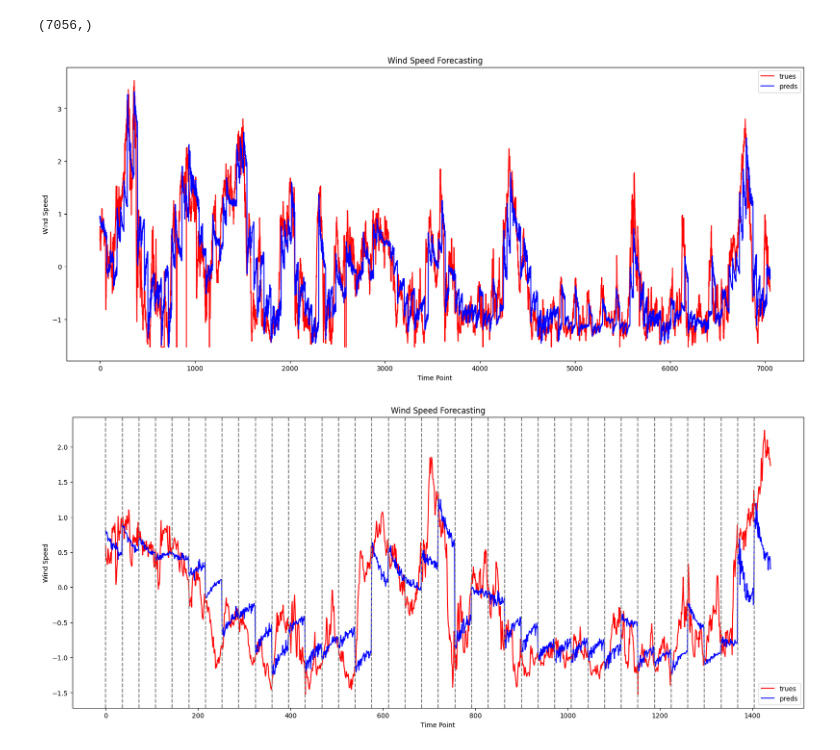
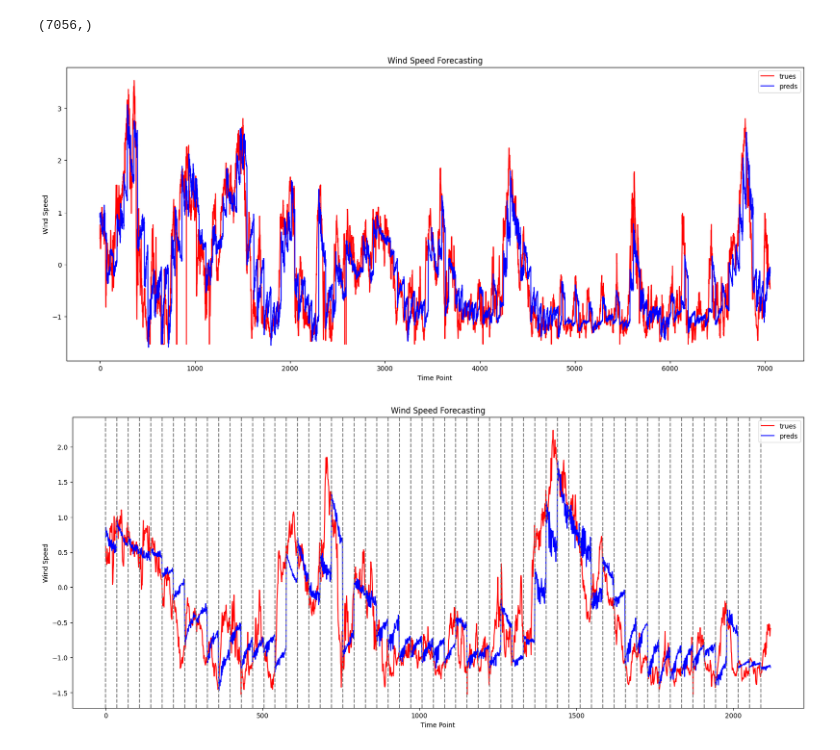
Before and after one commit to yellow378/WindSpeedForecasting, a Jupyter notebook: analysis/resultPic.ipynb, the cells around one changed output. Saved outputs shown, nothing was run; the diff lists cells and outputs as text; code cells hidden in the pictures.

```diff
--- a/analysis/resultPic.ipynb
+++ b/analysis/resultPic.ipynb
@@ -4,7 +4,7 @@ import numpy as np
 import os
 import matplotlib.pyplot as plt
 
-param = 'long_term_forecast_test_LightTime_custom_ftMS_sl432_ll48_pl36_dm128_nh8_el2_dl1_df2048_fc1_ebtimeF_dtTrue_test_0'
+param = 'long_term_forecast_test_LightTime_custom_ftS_sl192_ll48_pl36_dm128_nh4_el2_dl1_df2048_fc1_ebtimeF_dtTrue_test_0'
 path = "../results/"
 
 trues = np.load(os.path.join(path,param,'true.npy'))
@@ -37,35 +37,36 @@ ax.legend()
 ax.set_xlabel('Time Point')
 ax.set_ylabel('Wind Speed')
 ax.set_title('Wind Speed Forecasting')
-plt.savefig('./resultPic/Patch_dm128_nh8.png',bbox_inches='tight')
+plt.savefig('./resultPic/Patch_dm128_nh4_st18_pt72_withouNorma_lsl192.png',bbox_inches='tight')
 # %% [output]
 (7056,)
-[figure, old version]
+[figure, new version]
 # %%
-true = trues[2880:4320]
-pred = preds[2880:4320]
+true = trues[2880:5000]
+pred = preds[2880:5000]
+# pred = preds[2880:4320]
 
 # 创建一个图形和坐标轴对象
 fig, ax = plt.subplots(figsize=(20,8))
 
 # 绘制trues序列，颜色为蓝色
 ax.plot(true, color='red', label='trues')
 
 # 绘制preds序列，颜色为绿色
 ax.plot(pred, color='blue', label='preds')
 
 # 添加每隔36个点的竖线（虚线）
 for i in range(0, len(true), 36):
     ax.axvline(x=i, color='gray', linestyle='dashed')
 
 # 添加图例
 ax.legend()
 
 # 设置坐标轴标签等
 ax.set_xlabel('Time Point')
 ax.set_ylabel('Wind Speed')
 ax.set_title('Wind Speed Forecasting')
 
 plt.show()
 # %% [output]
-[figure, old version]
+[figure, new version]
```
Also changed, not shown: 20 other files.
